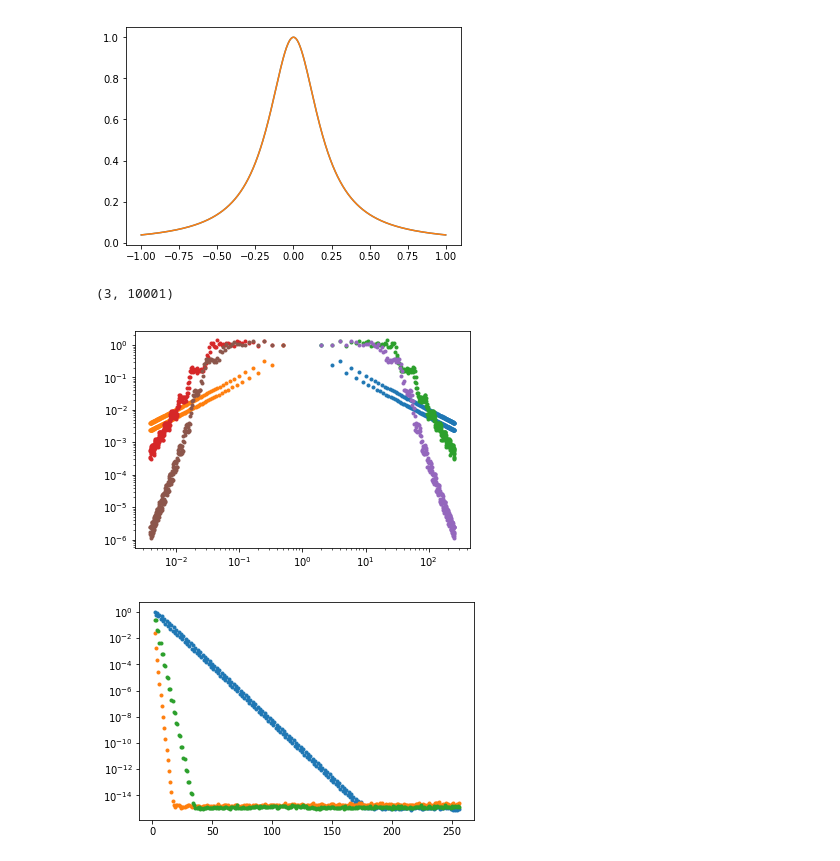
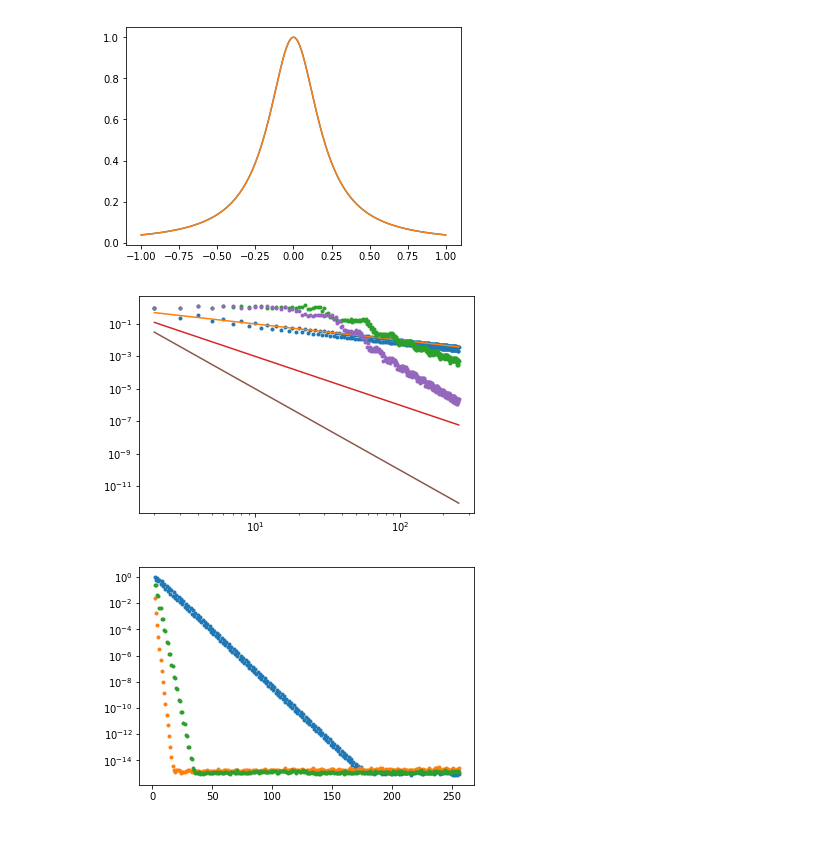
Before and after one commit to srijaniiserprinceton/APC523, a Jupyter notebook: HW3/prob2_hw2.ipynb, the cells around one changed output. Drawn from its saved outputs; the diff is of its cells as text; code cells hidden in the pictures.

Commit message:
Rectifying plotting issue in Prob3

```diff
--- a/HW3/prob2_hw2.ipynb
+++ b/HW3/prob2_hw2.ipynb
@@ -210,42 +210,41 @@ for N_nodes in nodes_list:
 # %%
 import numpy.polynomial.chebyshev as cheb
 
-x_interp = np.linspace(-1,1,10001)
+x_interp = np.linspace(-1,1,1001)
 
 def f1(x):
     return np.abs(x)
 
 def f2(x):
     return np.abs(np.sin(5*np.pi*x))**3
 
 def f3(x):
     return np.abs(np.sin(3*np.pi*x))**5
 
 f_val = np.array([f1(x_interp),f2(x_interp),f3(x_interp)])
 f = [f1, f2, f3]
 
 
 error_interp = np.zeros([3, 255])
 
 for N_nodes in range(2, 257, 1):  #number of nodes go from 1 to 256
 
     nodes_cheb2 = cheb.chebpts2(N_nodes)
     weights_cheb2 = chebweights2(len(nodes_cheb2))
 
     for i in range(3):
 
         b_cheb2 = BaryInterp(nodes_cheb2, f[i](nodes_cheb2), weights_cheb2)
 
         error_interp[i, N_nodes - 2] = np.amax(np.abs(f_val[i,:] - b_cheb2.interp_lagrange(x_interp)))
 
 
 for i in range(3):
 
     plt.loglog(np.array(range(2,257,1)),error_interp[i],'.')
-    plt.loglog(1/(np.array(range(2,257,1)))**1,error_interp[i],'.')
+    plt.loglog(np.array(range(2,257,1)),1/(np.array(range(2,257,1)))**(2*i+1),'-')
 # %% [output]
-(3, 10001)
-[figure, old version]
+[figure, new version]
 # %%
 import numpy.polynomial.chebyshev as cheb
 
```
Also changed, not shown: 1 other file.
